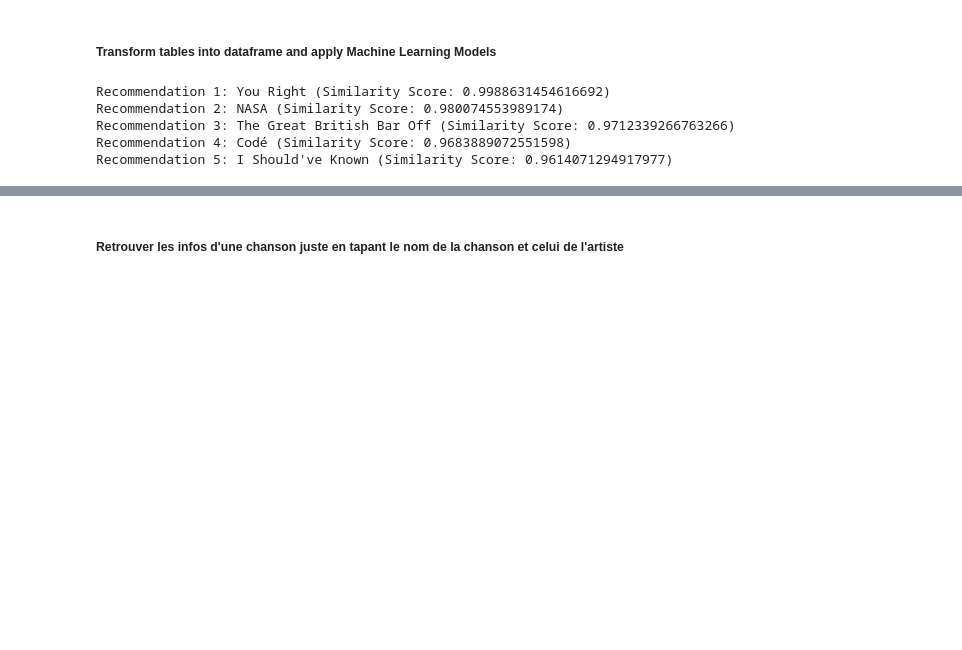
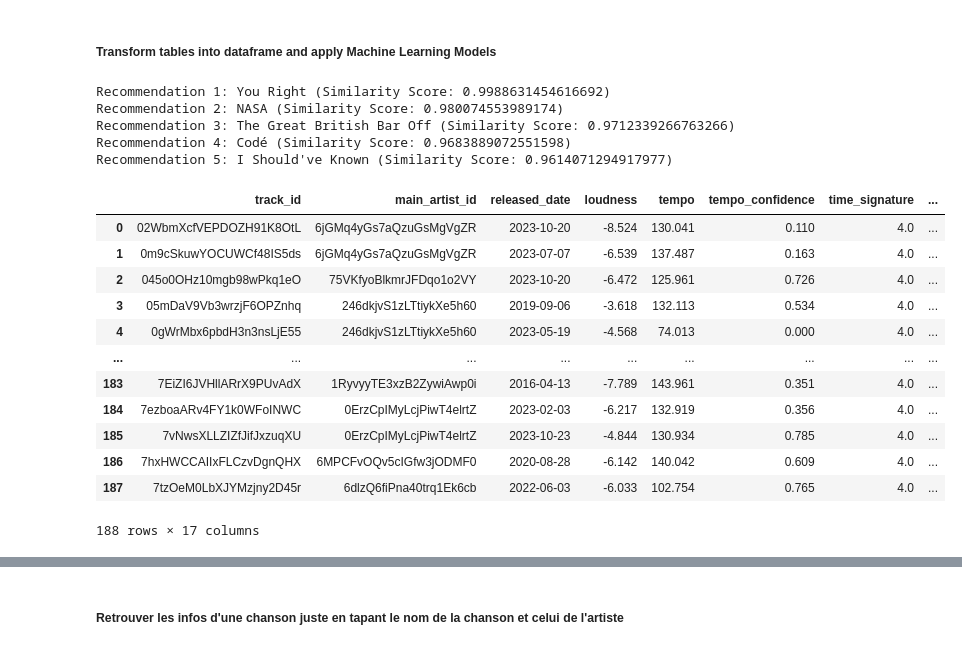
Before and after one commit to tatiana382/data-camp, a Jupyter notebook: AppSpotifyData.ipynb, the cells around one changed output, grey strips where cells are left out. Saved outputs shown, nothing was run; the diff lists cells and outputs as text; code cells hidden in the pictures; blank space fills up the shorter version.

```diff
--- a/AppSpotifyData.ipynb
+++ b/AppSpotifyData.ipynb
@@ -384,3 +385,19 @@ Recommendation 2: NASA (Similarity Score: 0.980074553989174)
 Recommendation 3: The Great British Bar Off (Similarity Score: 0.9712339266763266)
 Recommendation 4: Codé (Similarity Score: 0.9683889072551598)
 Recommendation 5: I Should've Known (Similarity Score: 0.9614071294917977)
+# %%
+data
+# %% [output]
+|  | track_id | main_artist_id | released_date | loudness | tempo | tempo_confidence | time_signature | ... |
+| 0 | 02WbmXcfVEPDOZH91K8OtL | 6jGMq4yGs7aQzuGsMgVgZR | 2023-10-20 | -8.524 | 130.041 | 0.110 | 4.0 | ... |
+| 1 | 0m9cSkuwYOCUWCf48IS5ds | 6jGMq4yGs7aQzuGsMgVgZR | 2023-07-07 | -6.539 | 137.487 | 0.163 | 4.0 | ... |
+| 2 | 045o0OHz10mgb98wPkq1eO | 75VKfyoBlkmrJFDqo1o2VY | 2023-10-20 | -6.472 | 125.961 | 0.726 | 4.0 | ... |
+| 3 | 05mDaV9Vb3wrzjF6OPZnhq | 246dkjvS1zLTtiykXe5h60 | 2019-09-06 | -3.618 | 132.113 | 0.534 | 4.0 | ... |
+| 4 | 0gWrMbx6pbdH3n3nsLjE55 | 246dkjvS1zLTtiykXe5h60 | 2023-05-19 | -4.568 | 74.013 | 0.000 | 4.0 | ... |
+| ... | ... | ... | ... | ... | ... | ... | ... | ... |
+| 183 | 7EiZI6JVHllARrX9PUvAdX | 1RyvyyTE3xzB2ZywiAwp0i | 2016-04-13 | -7.789 | 143.961 | 0.351 | 4.0 | ... |
+| 184 | 7ezboaARv4FY1k0WFoINWC | 0ErzCpIMyLcjPiwT4elrtZ | 2023-02-03 | -6.217 | 132.919 | 0.356 | 4.0 | ... |
+| 185 | 7vNwsXLLZIZfJifJxzuqXU | 0ErzCpIMyLcjPiwT4elrtZ | 2023-10-23 | -4.844 | 130.934 | 0.785 | 4.0 | ... |
+| 186 | 7hxHWCCAIIxFLCzvDgnQHX | 6MPCFvOQv5cIGfw3jODMF0 | 2020-08-28 | -6.142 | 140.042 | 0.609 | 4.0 | ... |
+| 187 | 7tzOeM0LbXJYMzjny2D45r | 6dlzQ6fiPna40trq1Ek6cb | 2022-06-03 | -6.033 | 102.754 | 0.765 | 4.0 | ... |
+188 rows × 17 columns
```
Also changed, not shown: parts of 4 cells of this notebook, 5 other files.
